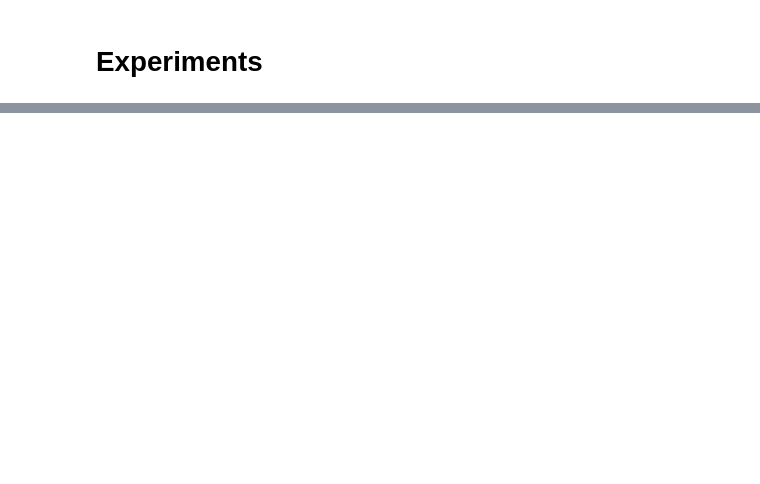
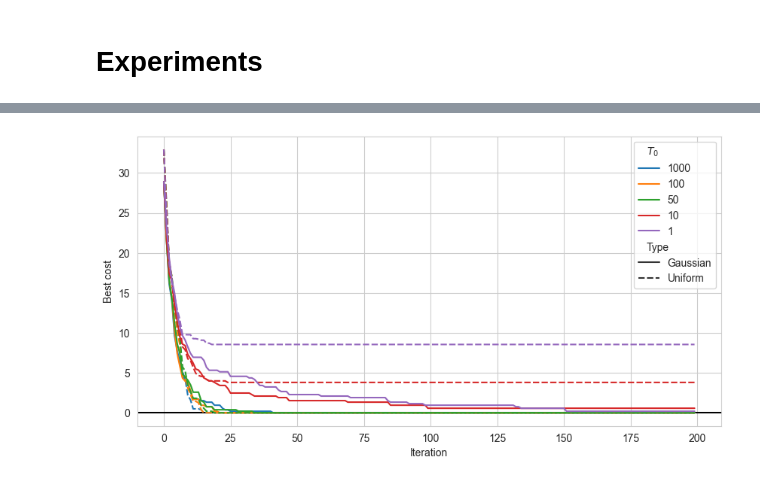
Before and after one commit to nngerncham/ma395_heuristic, a Jupyter notebook: homework/hw2/code/Problem 2.ipynb, the cells around one changed output, grey strips where cells are left out. Drawn from its saved outputs; the diff is of its cells as text; code cells hidden in the pictures; blank space fills up the shorter version.

```diff
--- a/homework/hw2/code/Problem 2.ipynb
+++ b/homework/hw2/code/Problem 2.ipynb
@@ -75,0 +110,5 @@ Wall time: 24.2 s
+# %%
+%%time
+fig, _ = plot_wo_err(full_df, 0)
+fig.savefig("../images/cont_sa_noerr.png", dpi=600, bbox_inches="tight")
+# %% [output]
@@ -75,0 +117 @@ Wall time: 24.2 s
+[figure, added]
```
Also changed, not shown: parts of 5 cells of this notebook, 14 other files.
